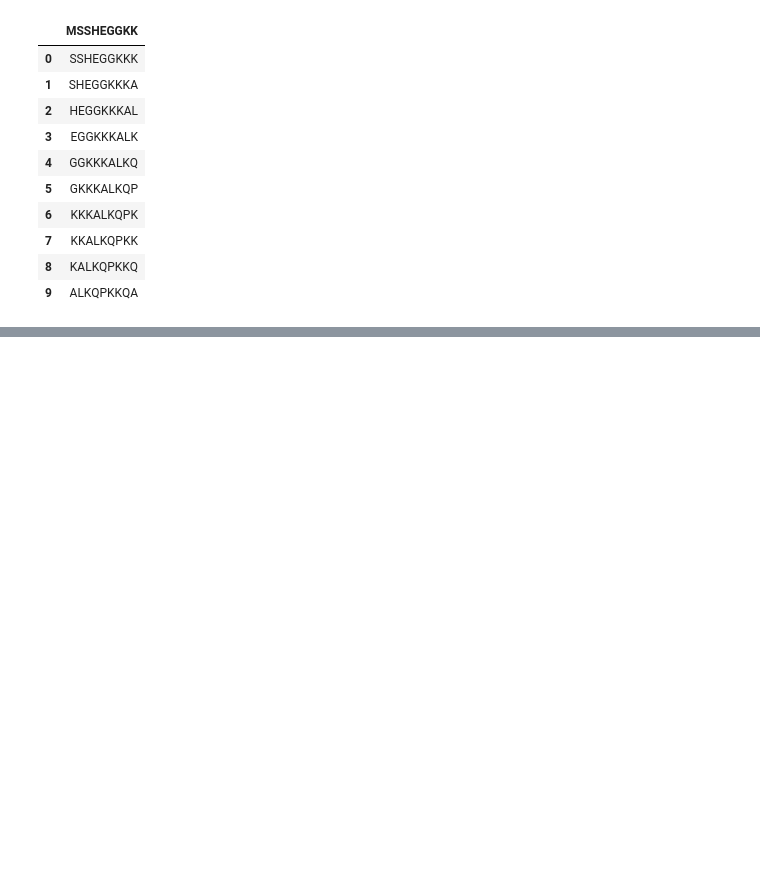
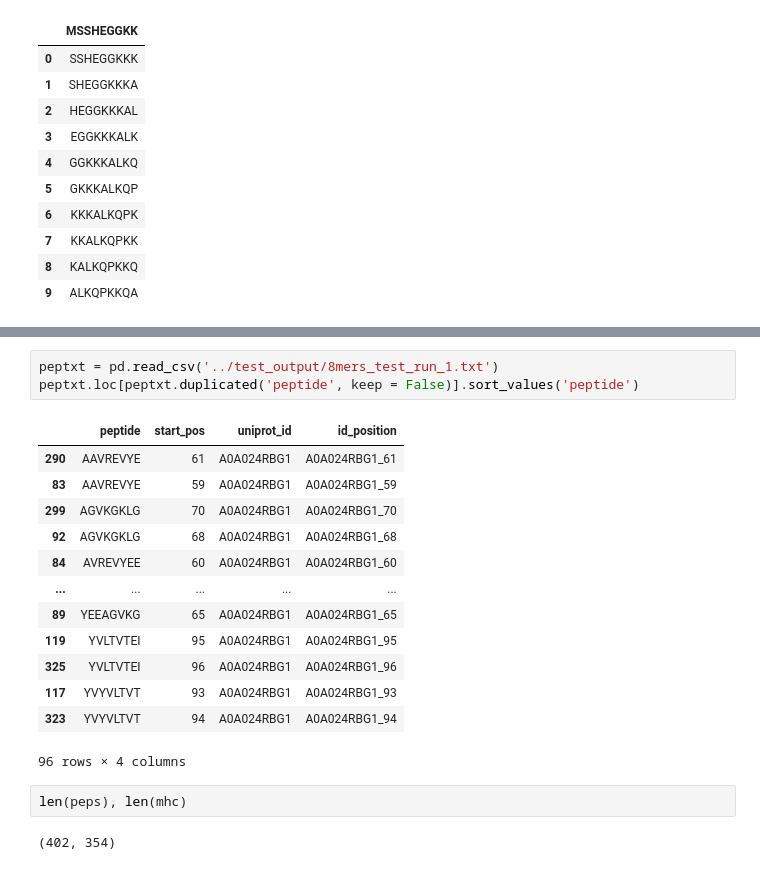
Before and after one commit to richieYT-wan/cedar, a Jupyter notebook: notebook/netmhcpan.ipynb, the cells around one changed output, grey strips where cells are left out. Cells and saved outputs as stored; diff of their text form; blank space fills up the shorter version.

```diff
--- a/notebook/netmhcpan.ipynb
+++ b/notebook/netmhcpan.ipynb
@@ -180,0 +156,21 @@ pd.read_csv(os.path.join(os.getcwd(), '../output/test_pep/9mers_Human_split_0.pe
+# %%
+peptxt = pd.read_csv('../test_output/8mers_test_run_1.txt')
+peptxt.loc[peptxt.duplicated('peptide', keep = False)].sort_values('peptide')
+# %% [output]
+|  | peptide | start_pos | uniprot_id | id_position |
+| 290 | AAVREVYE | 61 | A0A024RBG1 | A0A024RBG1_61 |
+| 83 | AAVREVYE | 59 | A0A024RBG1 | A0A024RBG1_59 |
+| 299 | AGVKGKLG | 70 | A0A024RBG1 | A0A024RBG1_70 |
+| 92 | AGVKGKLG | 68 | A0A024RBG1 | A0A024RBG1_68 |
+| 84 | AVREVYEE | 60 | A0A024RBG1 | A0A024RBG1_60 |
+| ... | ... | ... | ... | ... |
+| 89 | YEEAGVKG | 65 | A0A024RBG1 | A0A024RBG1_65 |
+| 119 | YVLTVTEI | 95 | A0A024RBG1 | A0A024RBG1_95 |
+| 325 | YVLTVTEI | 96 | A0A024RBG1 | A0A024RBG1_96 |
+| 117 | YVYVLTVT | 93 | A0A024RBG1 | A0A024RBG1_93 |
+| 323 | YVYVLTVT | 94 | A0A024RBG1 | A0A024RBG1_94 |
+96 rows × 4 columns
+# %%
+len(peps), len(mhc)
+# %% [output]
+(402, 354)
```
Also changed, not shown: parts of 26 cells of this notebook, 7 other files.
